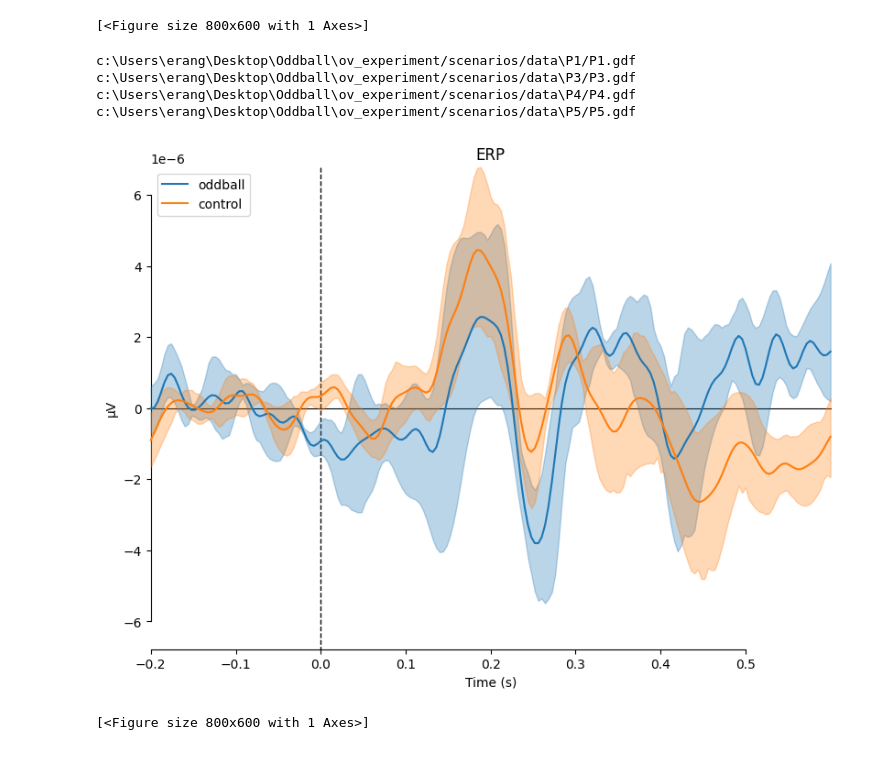
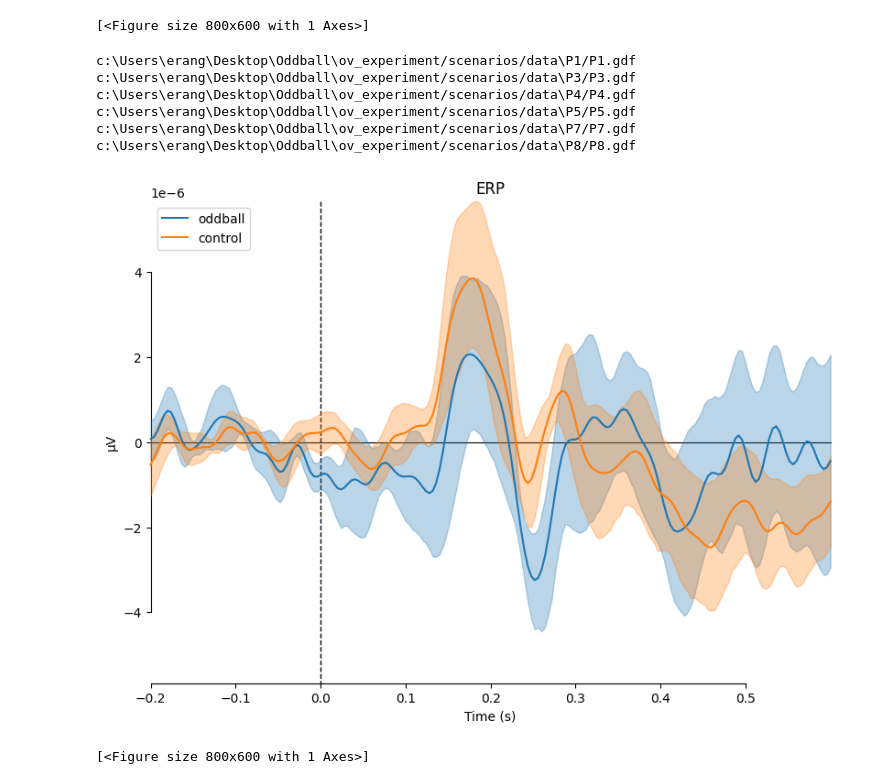
Before and after one commit to ovi-lab/EEG-oddball-task, a Jupyter notebook: src/main.ipynb, the cells around one changed output. Saved outputs shown, nothing was run; the diff lists cells and outputs as text; code cells hidden in the pictures.

Commit message:
GDF conversion of P7, P8 data files

```diff
--- a/src/main.ipynb
+++ b/src/main.ipynb
@@ -120,35 +120,37 @@ mne.viz.plot_compare_evokeds(evokeds, picks=['7Z'])
 oddball_list = []
 control_list = []
 
-for pnum in (1,3,4,5):
+for pnum in (1,3,4,5,7,8):
     raw = analysis.processing.loadData(pnum)
 
     # preprocessig
     raw = analysis.processing.preprocessing(raw)
     epochs, event_dict = analysis.processing.eventEpochdata(raw)
 
 
     oddball = epochs["visual/image_display/onset/stimulus/non_freq"].average()
     control = epochs["visual/image_display/onset/stimulus/freq"].average()
     oddball_list.append(oddball)
     control_list.append(control)
 
 
 
 title= "ERP"
 roi =['7Z']
 
 evokeds = dict(
     oddball=  oddball_list,
     control= control_list,
 )
 mne.viz.plot_compare_evokeds(evokeds, title = title, picks=roi, ci =0.9)
 # %% [output]
 c:\Users\erang\Desktop\Oddball\ov_experiment/scenarios/data\P1/P1.gdf
 c:\Users\erang\Desktop\Oddball\ov_experiment/scenarios/data\P3/P3.gdf
 c:\Users\erang\Desktop\Oddball\ov_experiment/scenarios/data\P4/P4.gdf
 c:\Users\erang\Desktop\Oddball\ov_experiment/scenarios/data\P5/P5.gdf
+c:\Users\erang\Desktop\Oddball\ov_experiment/scenarios/data\P7/P7.gdf
+c:\Users\erang\Desktop\Oddball\ov_experiment/scenarios/data\P8/P8.gdf
-[figure, old version]
+[figure, new version]
 [<Figure size 800x600 with 1 Axes>]
 # %%
 mne.viz.plot_compare_evokeds(evokeds, title = title, picks=roi, ci =0.8)
```
Also changed, not shown: parts of 2 cells of this notebook, 5 other files.
